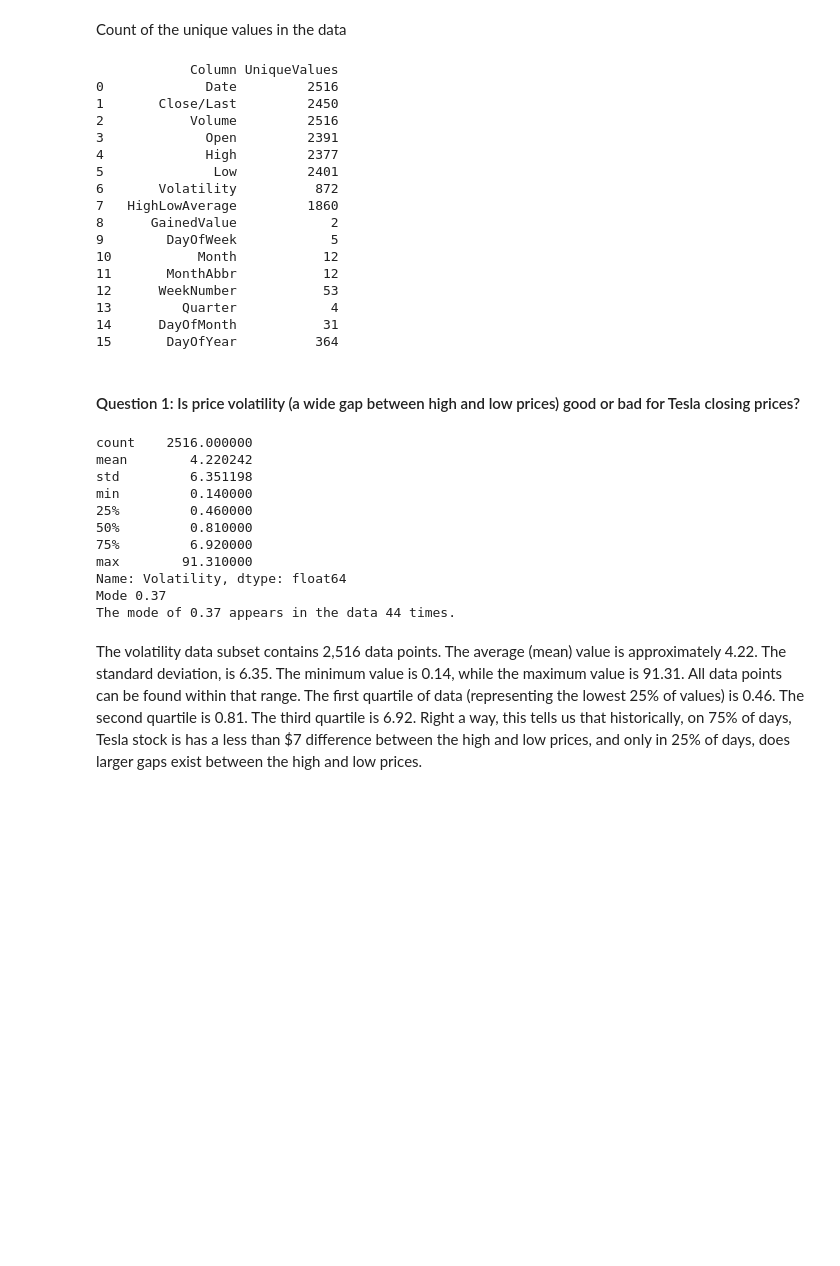
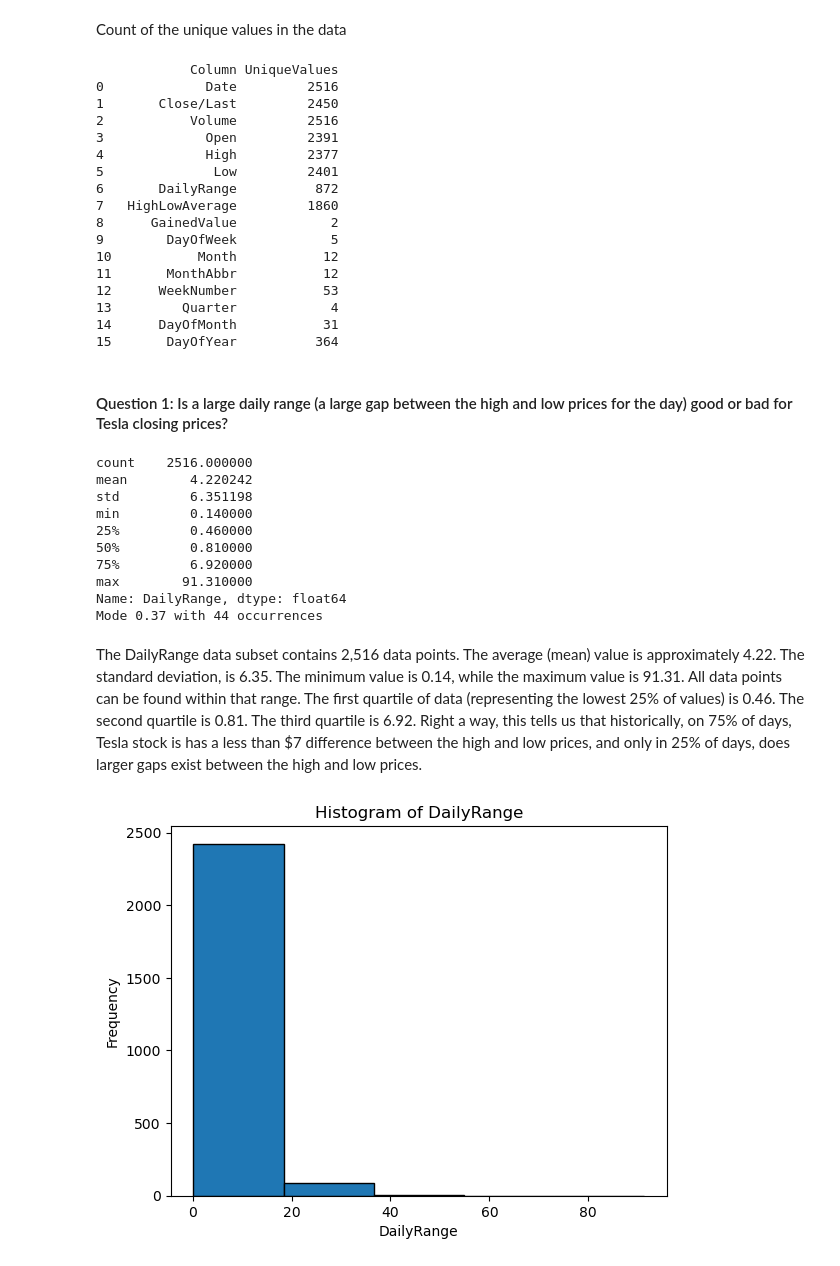
Before and after one commit to JosephKemper/StockmarketDataAnalysis, a Jupyter notebook: TeslaAnalysis.ipynb, the cells around one changed output. Saved outputs shown, nothing was run; the diff lists cells and outputs as text; code cells hidden in the pictures; blank space fills up the shorter version.

```diff
--- a/TeslaAnalysis.ipynb
+++ b/TeslaAnalysis.ipynb
@@ -166,7 +166,7 @@ plt.show()
 Count of the unique values in the data
 # %%
 # List of columns in data
-columns_to_count = ["Date","Close/Last","Volume","Open","High","Low","Volatility","HighLowAverage","GainedValue","DayOfWeek","Month","MonthAbbr","WeekNumber","Quarter","DayOfMonth","DayOfYear"]
+columns_to_count = ["Date","Close/Last","Volume","Open","High","Low","DailyRange","HighLowAverage","GainedValue","DayOfWeek","Month","MonthAbbr","WeekNumber","Quarter","DayOfMonth","DayOfYear"]
 
 # Create a new DataFrame to store values
 data_point_summary = pandas.DataFrame(columns=["Column", "UniqueValues"])
@@ -187,7 +187,7 @@ print (data_point_summary)
 3             Open         2391
 4             High         2377
 5              Low         2401
-6       Volatility          872
+6       DailyRange          872
 7   HighLowAverage         1860
 8      GainedValue            2
 9        DayOfWeek            5
@@ -198,23 +198,23 @@ print (data_point_summary)
 14      DayOfMonth           31
 15       DayOfYear          364
 # %% [markdown]
-#### Question 1: Is price volatility (a wide gap between high and low prices) good or bad for Tesla closing prices?
+#### Question 1: Is a large daily range (a large gap between the high and low prices for the day) good or bad for Tesla closing prices?
 # %%
-# Get Volatility statistics
-volatility_summary = prepped_data["Volatility"].describe()
-mean_volatility = volatility_summary["mean"]
-std_volatility = volatility_summary["std"]
-min_volatility = volatility_summary["min"]
-first_quartile_volatility = volatility_summary["25%"]
-median = volatility_summary["50%"]
-third_quartile_volatility = volatility_summary["75%"]
-max_volatility = volatility_summary["max"]
-volatility_mode = prepped_data["Volatility"].mode()
-volatility_counts = prepped_data["Volatility"].value_counts()
+# Get DailyRange statistics
+daily_range_summary = prepped_data["DailyRange"].describe()
+mean_daily_range = daily_range_summary["mean"]
+std_daily_range = daily_range_summary["std"]
+min_daily_range = daily_range_summary["min"]
+first_quartile_daily_range = daily_range_summary["25%"]
+median_daily_range = daily_range_summary["50%"]
+third_quartile_daily_range = daily_range_summary["75%"]
+max_daily_range = daily_range_summary["max"]
+daily_range_mode = prepped_data["DailyRange"].mode()
+daily_range_counts = prepped_data["DailyRange"].value_counts()
 
 
-print(volatility_summary)
-print(f"Mode {volatility_mode[0]} with {volatility_counts[0.37]} occurrences")
+print(daily_range_summary)
+print(f"Mode {daily_range_mode[0]} with {daily_range_counts[0.37]} occurrences")
 # %% [output]
 count    2516.000000
 mean        4.220242
@@ -224,8 +224,19 @@ min         0.140000
 50%         0.810000
 75%         6.920000
 max        91.310000
-Name: Volatility, dtype: float64
-Mode 0.37
-The mode of 0.37 appears in the data 44 times.
+Name: DailyRange, dtype: float64
+Mode 0.37 with 44 occurrences
 # %% [markdown]
-The volatility data subset contains 2,516 data points. The average (mean) value is approximately 4.22. The standard deviation, is 6.35. The minimum value is 0.14, while the maximum value is 91.31. All data points can be found within that range. The first quartile of data (representing the lowest 25% of values) is 0.46. The second quartile is 0.81. The third quartile is 6.92. Right a way, this tells us that historically, on 75% of days, Tesla stock is has a less than $7 difference between the high and low prices, and only in 25% of days, does larger gaps exist between the high and low prices.
+The DailyRange data subset contains 2,516 data points. The average (mean) value is approximately 4.22. The standard deviation, is 6.35. The minimum value is 0.14, while the maximum value is 91.31. All data points can be found within that range. The first quartile of data (representing the lowest 25% of values) is 0.46. The second quartile is 0.81. The third quartile is 6.92. Right a way, this tells us that historically, on 75% of days, Tesla stock is has a less than $7 difference between the high and low prices, and only in 25% of days, does larger gaps exist between the high and low prices.
+# %%
+# Create Histogram of "DailyRange" column
+plt.hist(prepped_data["DailyRange"], bins=5, edgecolor="black")
+
+# Add title and labels
+plt.title("Histogram of DailyRange")
+plt.xlabel("DailyRange")
+plt.ylabel("Frequency")
+
+plt.show()
+# %% [output]
+[figure, added]
```
Also changed, not shown: parts of 3 cells of this notebook, 1 other file.
